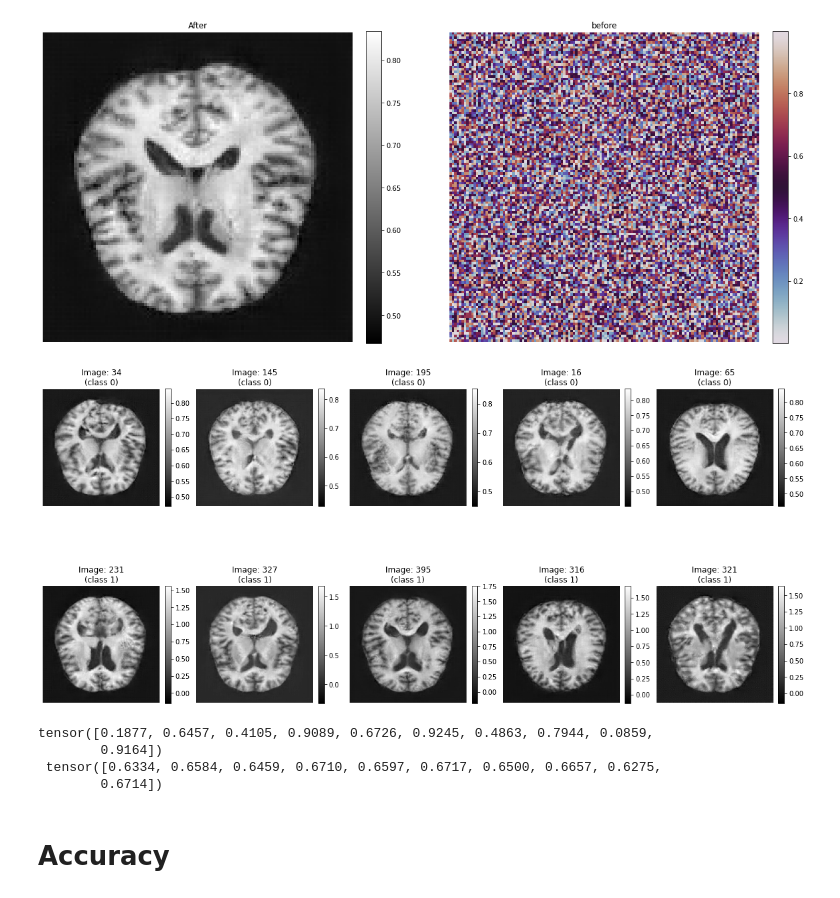
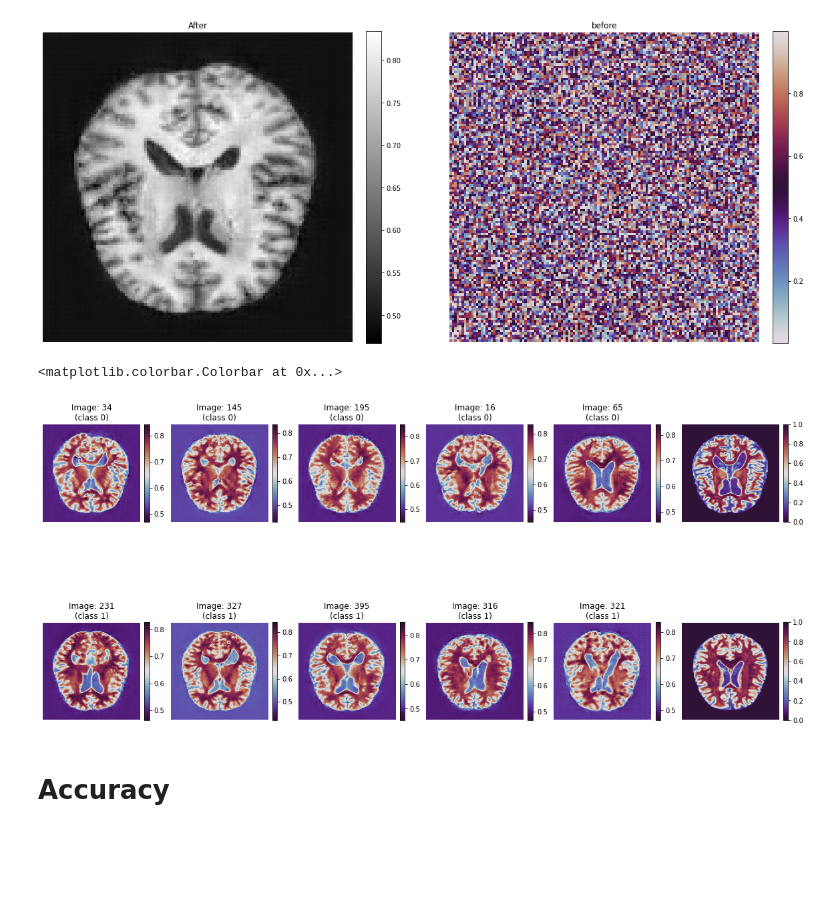
Before and after one commit to Thire399/DC-MasterThesis-2023, a Jupyter notebook: AccuracycheckerTool.ipynb, the cells around one changed output. Drawn from its saved outputs; the diff is of its cells as text; code cells hidden in the pictures; blank space fills up the shorter version.

```diff
--- a/AccuracycheckerTool.ipynb
+++ b/AccuracycheckerTool.ipynb
@@ -129,22 +129,22 @@ import matplotlib.pyplot as plt
 import numpy as np
 import torch.nn as nn
 import os
-index = 1
+index = 4000
 dataset = 'Alzheimer_MRI'
 #dataset = 'chest_xray'
 #datasetType = '01PercentDistribution'
 #datasetType = '10PercentRandom'
 #datasetType = '10PercentDistribution'
 datasetType = ''
-directory = '/home/thire399/Documents/School/DC-MasterThesis-2023/Data'
-os.chdir(directory)
-data = torch.load(f'Proccesed/{dataset}/'+ datasetType +'trainX.pt')
-y = torch.load(f'Proccesed/{dataset}/'+ datasetType +'trainY.pt')
+os.chdir(os.getcwd())
+data = torch.load(f'Data/Proccesed/{dataset}/'+ datasetType +'trainX.pt')
+y = torch.load(f'Data/Proccesed/{dataset}/'+ datasetType +'trainY.pt')
 print(f'label {y[index]}')
 print(data[index].shape)
 print(data.shape)
 #print(data[index])
-plt.imshow(data[index][0], cmap = 'gray')
+plt.imshow(data[index][0], cmap = 'twilight')
+plt.colorbar()
 print('Distribution', y.shape, sum(y))
 #print(torch.max(data[0]), torch.min(data[0]))
 plt.show()
@@ -213,38 +213,37 @@ torch.Size([402, 1, 128, 128])
 # %%
 import random
 random.seed(1)
 def sigmoid(x):
     #print(1/(1+torch.exp(-x)))
     return 1 / (1+torch.exp(-x))
 os.chdir(os.getcwd())
 customLabel = 'After'
 cc = 'DMAfterLR1K3000'
 x = torch.load(f'Data/Synthetic_Alzheimer_MRI/{cc}X.pt')
 y = torch.load(f'Data/Synthetic_Alzheimer_MRI/{cc}X.pt')
 #d = torch.load(f'Data/Synthetic_Alzheimer_MRI/{cc}testDistance.pt')
 c0 = random.sample(range(0, 201), 5)
 c1 = random.sample(range(201, 402), 5)
-fig, ax = plt.subplots(2, 5, figsize = (20, 10))
+fig, ax = plt.subplots(2, 6, figsize = (20, 10))
 
 for i in range(5):
-    idk1 = ax[0][i].imshow(sigmoid(x).detach().numpy()[c0[i]][0], cmap = 'gray')
+    idk1 = ax[0][i].imshow(sigmoid(x).detach().numpy()[c0[i]][0], cmap = 'twilight_shifted')
     ax[0][i].set_title(f'Image: {c0[i]}\n(class 0)')
     ax[0][i].axis('off')
-    idk2 = ax[1][i].imshow(sigmoid(x).detach().numpy()[c1[i]][0], cmap = 'gray')
+    idk2 = ax[1][i].imshow(sigmoid(x).detach().numpy()[c1[i]][0], cmap = 'twilight_shifted')
     ax[1][i].set_title(f'Image: {c1[i]}\n(class 1)')
     ax[1][i].axis('off')
     plt.colorbar(idk1, fraction=0.046, pad=0.04)
     plt.colorbar(idk2, fraction=0.046, pad=0.04)
+idk1 = ax[0][5].imshow(data[0][0], cmap = 'twilight_shifted')
+ax[0][5].axis('off')
+idk2 = ax[1][5].imshow(data[4000][0], cmap = 'twilight_shifted')
+ax[1][5].axis('off')
+plt.colorbar(idk1, fraction=0.046, pad=0.04)
+plt.colorbar(idk2, fraction=0.046, pad=0.04)
 # %% [output]
+<matplotlib.colorbar.Colorbar at 0x...>
-[figure, old version]
+[figure, new version]
-# %%
-idk = torch.rand(10)
-print(idk, '\n', sigmoid(sigmoid(idk)))
-# %% [output]
-tensor([0.1877, 0.6457, 0.4105, 0.9089, 0.6726, 0.9245, 0.4863, 0.7944, 0.0859,
-        0.9164])
- tensor([0.6334, 0.6584, 0.6459, 0.6710, 0.6597, 0.6717, 0.6500, 0.6657, 0.6275,
-        0.6714])
 # %% [markdown]
 # Accuracy
 # %%
```
Also changed, not shown: parts of 1 cell of this notebook.
